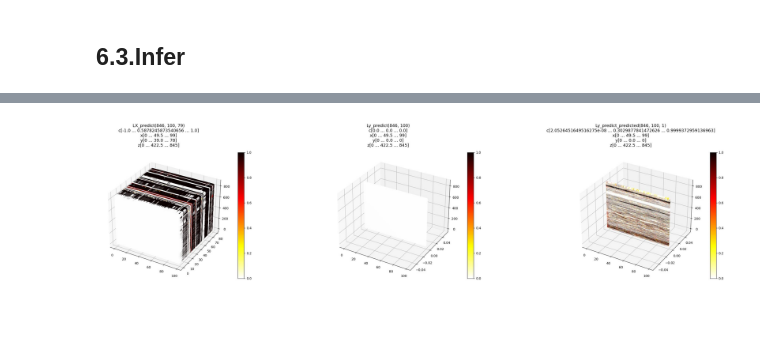
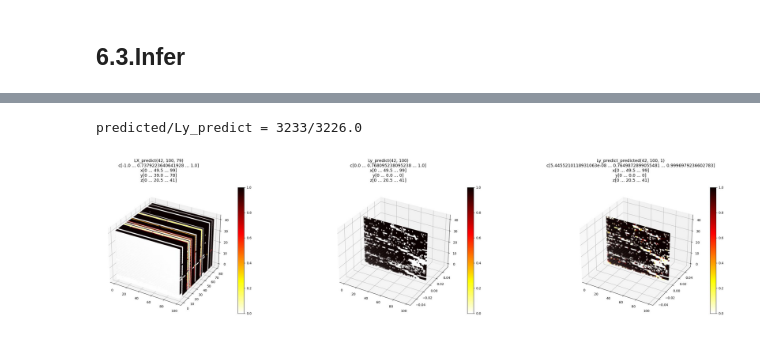
Before and after one commit to lifesboy/SELKS, a Jupyter notebook: staging/usr/local/opnsense/scripts/ml/aitests/aimodels/anomaly_flow79_local_ftp_norm_predict_local_ftp.ipynb, the cells around one changed output, grey strips where cells are left out. Cells and saved outputs as stored; diff of their text form; code cells hidden in the pictures.

```diff
--- a/staging/usr/local/opnsense/scripts/ml/aitests/aimodels/anomaly_flow79_local_ftp_norm_predict_local_ftp.ipynb
+++ b/staging/usr/local/opnsense/scripts/ml/aitests/aimodels/anomaly_flow79_local_ftp_norm_predict_local_ftp.ipynb
@@ -258,5 +259,5 @@ ___
 # %% [markdown]
 ## 6.3.Infer
 # %%
-infer('model6')
+infer('model6', 'anomaly_flow79_local_ftp_norm')
 # %% [output]
@@ -264,2 +270,3 @@ predicted/Ly_predict = 25776/0.0
+predicted/Ly_predict = 3233/3226.0
-[figure, old version]
+[figure, new version]
 # %%
```
Also changed, not shown: parts of 14 cells of this notebook.
